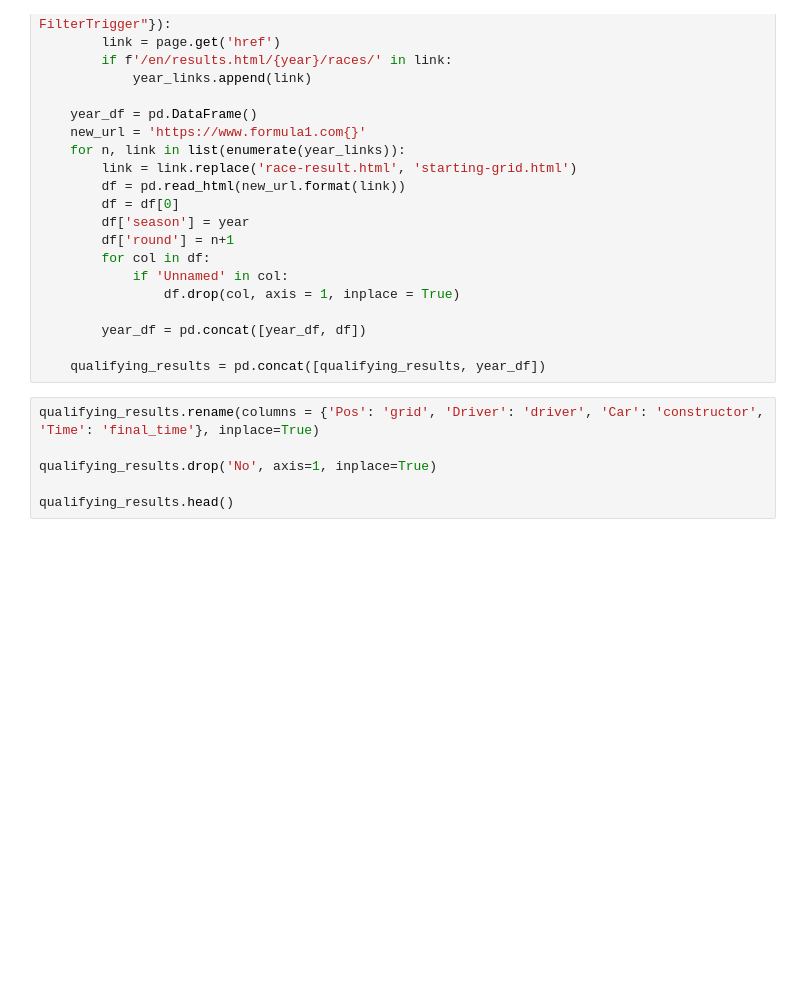
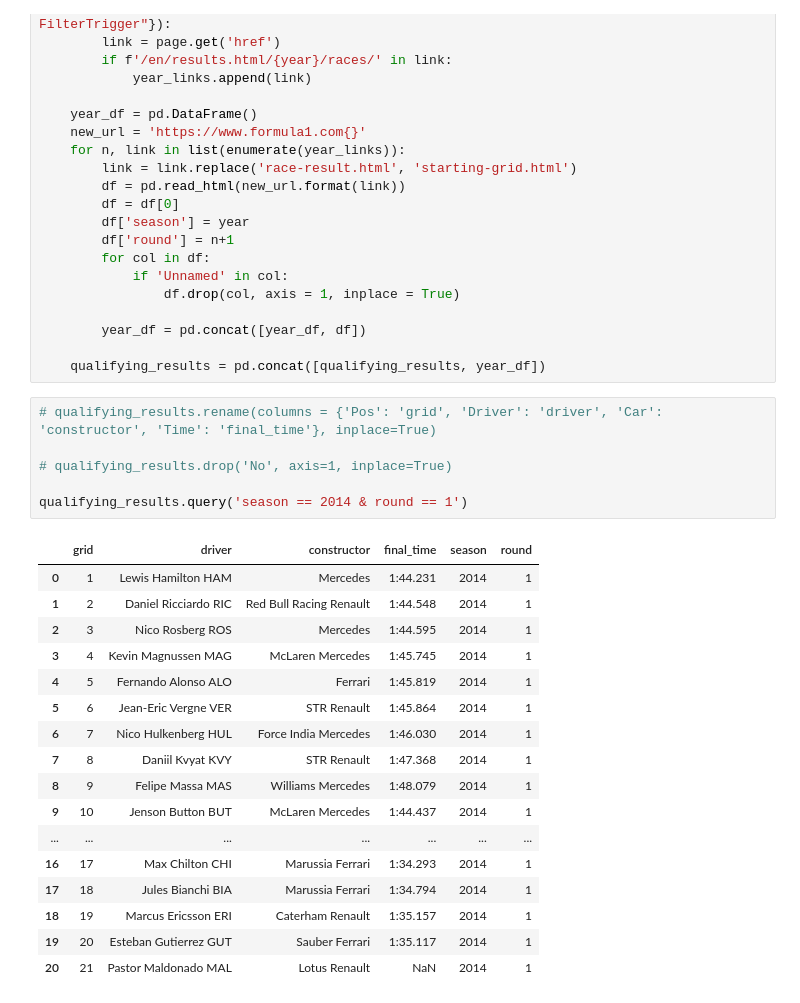
Before and after one commit to ollyjc99/f1-analytics, a Jupyter notebook: data collection/qualifying.ipynb, the cells around one changed output. Saved outputs shown, nothing was run; the diff lists cells and outputs as text; blank space fills up the shorter version.

```diff
--- a/data collection/qualifying.ipynb
+++ b/data collection/qualifying.ipynb
@@ -95,11 +132,29 @@ for year in years:
 
     qualifying_results = pd.concat([qualifying_results, year_df])
 # %%
-qualifying_results.rename(columns = {'Pos': 'grid', 'Driver': 'driver', 'Car': 'constructor', 'Time': 'final_time'}, inplace=True)
+# qualifying_results.rename(columns = {'Pos': 'grid', 'Driver': 'driver', 'Car': 'constructor', 'Time': 'final_time'}, inplace=True)
 
-qualifying_results.drop('No', axis=1, inplace=True)
+# qualifying_results.drop('No', axis=1, inplace=True)
 
-qualifying_results.head()
+qualifying_results.query('season == 2014 & round == 1')
+# %% [output]
+|  | grid | driver | constructor | final_time | season | round |
+| 0 | 1 | Lewis Hamilton HAM | Mercedes | 1:44.231 | 2014 | 1 |
+| 1 | 2 | Daniel Ricciardo RIC | Red Bull Racing Renault | 1:44.548 | 2014 | 1 |
+| 2 | 3 | Nico Rosberg ROS | Mercedes | 1:44.595 | 2014 | 1 |
+| 3 | 4 | Kevin Magnussen MAG | McLaren Mercedes | 1:45.745 | 2014 | 1 |
+| 4 | 5 | Fernando Alonso ALO | Ferrari | 1:45.819 | 2014 | 1 |
+| 5 | 6 | Jean-Eric Vergne VER | STR Renault | 1:45.864 | 2014 | 1 |
+| 6 | 7 | Nico Hulkenberg HUL | Force India Mercedes | 1:46.030 | 2014 | 1 |
+| 7 | 8 | Daniil Kvyat KVY | STR Renault | 1:47.368 | 2014 | 1 |
+| 8 | 9 | Felipe Massa MAS | Williams Mercedes | 1:48.079 | 2014 | 1 |
+| 9 | 10 | Jenson Button BUT | McLaren Mercedes | 1:44.437 | 2014 | 1 |
+| ... | ... | ... | ... | ... | ... | ... |
+| 16 | 17 | Max Chilton CHI | Marussia Ferrari | 1:34.293 | 2014 | 1 |
+| 17 | 18 | Jules Bianchi BIA | Marussia Ferrari | 1:34.794 | 2014 | 1 |
+| 18 | 19 | Marcus Ericsson ERI | Caterham Renault | 1:35.157 | 2014 | 1 |
+| 19 | 20 | Esteban Gutierrez GUT | Sauber Ferrari | 1:35.117 | 2014 | 1 |
+| 20 | 21 | Pastor Maldonado MAL | Lotus Renault | NaN | 2014 | 1 |
 # %%
 qualifying_results['final_time'] = qualifying_results.final_time.map(lambda x: format_qualifying(str(x)))
 
```
Also changed, not shown: parts of 9 cells of this notebook.
